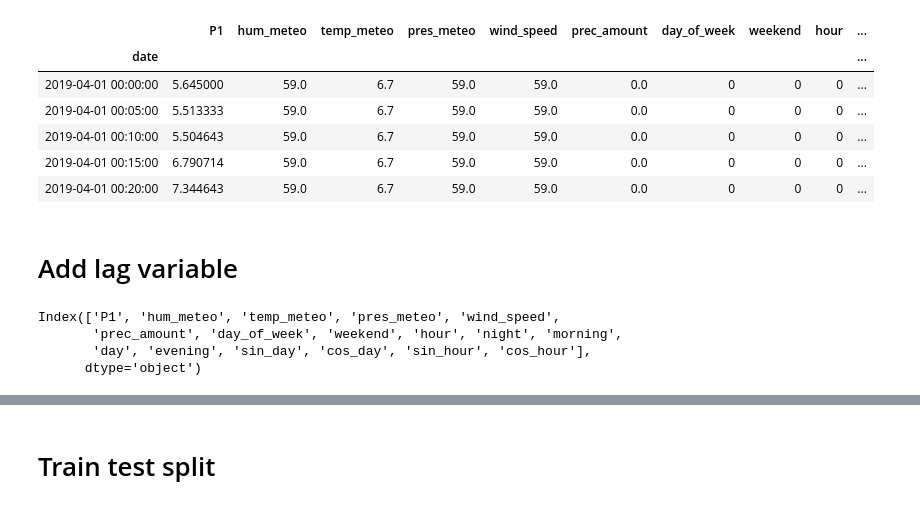
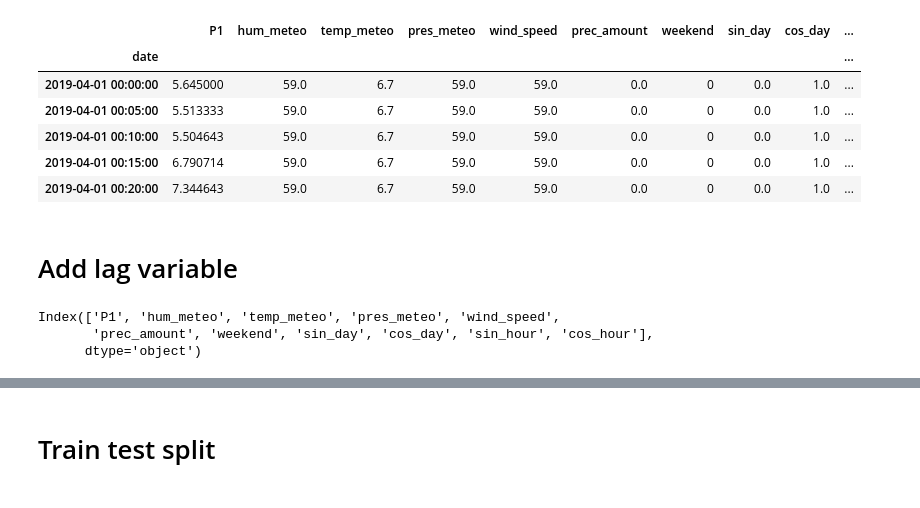
Before and after one commit to aerubanov/Proj_Air_Quality, a Jupyter notebook: notebooks/linear_lag.ipynb, the cells around one changed output, grey strips where cells are left out. Drawn from its saved outputs; the diff is of its cells as text; code cells hidden in the pictures.

Commit message:
update data

```diff
--- a/notebooks/linear_lag.ipynb
+++ b/notebooks/linear_lag.ipynb
@@ -64,24 +65,26 @@ data = prepare_features(data)
 # %%
 data['day_of_week'] = data.index.dayofweek
 data['weekend'] = data.day_of_week.apply(lambda d: d == 5 or d == 6).astype(int)
 data['hour'] = data.index.hour
 data['night'] = data.hour.apply(lambda h: 0<= h < 7).astype(int)
 data['morning'] = data.hour.apply(lambda h: 7<= h < 12).astype(int)
 data['day'] = data.hour.apply(lambda h: 12<= h < 17).astype(int)
 data['evening'] = data.hour.apply(lambda h: 17<= h < 24).astype(int)
 data['sin_day'] = np.sin(2*np.pi*data.day_of_week/7)
 data['cos_day'] = np.cos(2*np.pi*data.day_of_week/7)
 data['sin_hour'] = np.sin(2*np.pi*data.hour/24)
 data['cos_hour'] = np.cos(2*np.pi*data.hour/24)
+
+data.drop(columns=['day_of_week', 'hour', 'night', 'day', 'morning', 'evening'], inplace=True)
 data.head()
 # %% [output]
-|  | P1 | hum_meteo | temp_meteo | pres_meteo | wind_speed | prec_amount | day_of_week | weekend | hour | ... |
+|  | P1 | hum_meteo | temp_meteo | pres_meteo | wind_speed | prec_amount | weekend | sin_day | cos_day | ... |
 | date |  |  |  |  |  |  |  |  |  | ... |
-| 2019-04-01 00:00:00 | 5.645000 | 59.0 | 6.7 | 59.0 | 59.0 | 0.0 | 0 | 0 | 0 | ... |
-| 2019-04-01 00:05:00 | 5.513333 | 59.0 | 6.7 | 59.0 | 59.0 | 0.0 | 0 | 0 | 0 | ... |
-| 2019-04-01 00:10:00 | 5.504643 | 59.0 | 6.7 | 59.0 | 59.0 | 0.0 | 0 | 0 | 0 | ... |
-| 2019-04-01 00:15:00 | 6.790714 | 59.0 | 6.7 | 59.0 | 59.0 | 0.0 | 0 | 0 | 0 | ... |
-| 2019-04-01 00:20:00 | 7.344643 | 59.0 | 6.7 | 59.0 | 59.0 | 0.0 | 0 | 0 | 0 | ... |
+| 2019-04-01 00:00:00 | 5.645000 | 59.0 | 6.7 | 59.0 | 59.0 | 0.0 | 0 | 0.0 | 1.0 | ... |
+| 2019-04-01 00:05:00 | 5.513333 | 59.0 | 6.7 | 59.0 | 59.0 | 0.0 | 0 | 0.0 | 1.0 | ... |
+| 2019-04-01 00:10:00 | 5.504643 | 59.0 | 6.7 | 59.0 | 59.0 | 0.0 | 0 | 0.0 | 1.0 | ... |
+| 2019-04-01 00:15:00 | 6.790714 | 59.0 | 6.7 | 59.0 | 59.0 | 0.0 | 0 | 0.0 | 1.0 | ... |
+| 2019-04-01 00:20:00 | 7.344643 | 59.0 | 6.7 | 59.0 | 59.0 | 0.0 | 0 | 0.0 | 1.0 | ... |
 # %%
 for c in data.columns:
     if data[c].isnull().values.any():
@@ -92,8 +95,7 @@ for c in data.columns:
 data.columns
 # %% [output]
 Index(['P1', 'hum_meteo', 'temp_meteo', 'pres_meteo', 'wind_speed',
-       'prec_amount', 'day_of_week', 'weekend', 'hour', 'night', 'morning',
-       'day', 'evening', 'sin_day', 'cos_day', 'sin_hour', 'cos_hour'],
+       'prec_amount', 'weekend', 'sin_day', 'cos_day', 'sin_hour', 'cos_hour'],
       dtype='object')
 # %%
 columns = ['P1',
```
Also changed, not shown: parts of 27 cells of this notebook, 8 other files.
